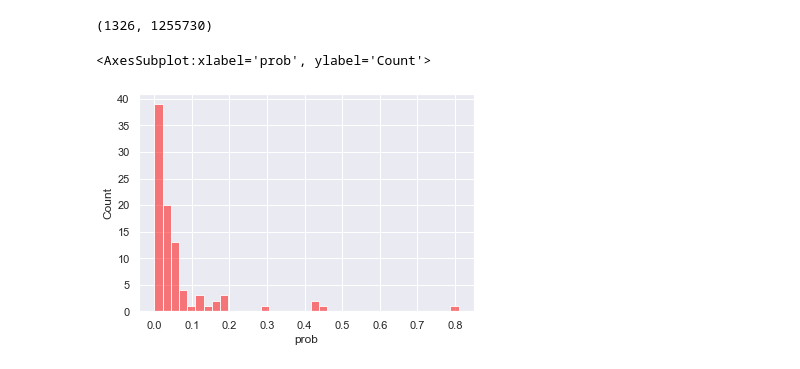
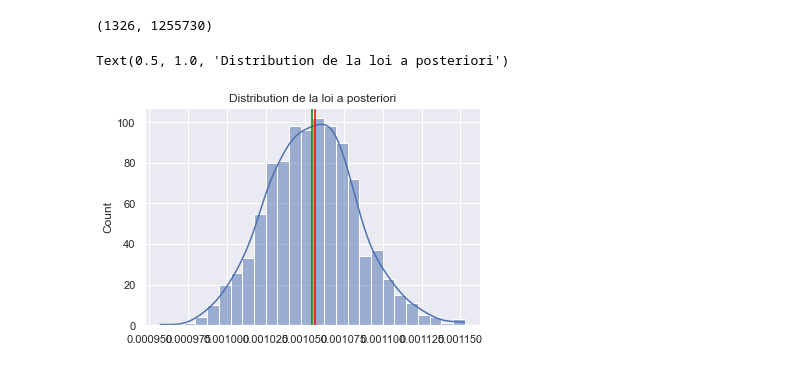
Before and after one commit to erialc-cal/MCM_Listeria_Prevalence, a Jupyter notebook: exploratoire_claire.ipynb, the cells around one changed output. Saved outputs shown, nothing was run; the diff lists cells and outputs as text; code cells hidden in the pictures.

```diff
--- a/exploratoire_claire.ipynb
+++ b/exploratoire_claire.ipynb
@@ -85,7 +57,7 @@ Soient $X$ et $Y$ deux variables independantes distribuees suivant des lois  $\G
 Alors $U = X+Y$ et $V = X/(X+Y)$ sont deux variables independantes distribuees suivant des lois $\Gamma(a+b,1)$ et $\mathcal{B}eta(a,b)$.
 # %%
 def gamma(x):
-    l = [gen_exp(x) for i in range(10000)]
+    l = [gen_exp(x) for i in range(1000)]
     return mean(l)
 
 def f(x, a, b):
@@ -114,19 +86,14 @@ def gen_beta(alpha, beta):
     X = gen_gamma(alpha, 1)
     Y = gen_gamma(beta,1)
     return X/(X+Y)
-# %%
-def gen_binomiale(n,p):
-    l=[]
-    for i in range(n):
-        r = rd.random()
-        if r <= p:
-            l.append(1)
-    return sum(l)
 # %%
 def gen_bernoulli(p):
     if rd.random() <= p :
         return 1
     return 0
+# %%
+def gen_binomiale(n,p):
+    return sum([gen_bernoulli(p) for i in range(n)])
 # %% [markdown]
 Représentation graphique
 
@@ -143,4 +110,4 @@ R,N
 # %% [output]
 (1326, 1255730)
 # %%
-distr = [gen_beta(R,N) for i in range(100)]
+distr = [gen_beta(R,N) for i in range(1000)]
@@ -149,7 +113,0 @@ sns.histplot(distr)
-# %%
-sns.set(style="darkgrid")
-#sns.histplot([gen_beta(r_list[i]+1,list_n[i]-r_list[i]+1) for i in range(len(list_n))],color="skyblue", label="model", )
-sns.histplot(data['prob'], color="red", label="donnees", alpha=0.5)
-# %% [output]
-<AxesSubplot:xlabel='prob', ylabel='Count'>
-[figure, removed]
@@ -162,2 +114,12 @@ for elem in list_n:
+# %%
+sns.set(style="darkgrid")
+sns.histplot(distr, kde=True)
+plt.axvline(proba_constante, color='red')
+p_esp = sum(distr)/len(distr)
+plt.axvline(p_esp, color="green")
+plt.title("Distribution de la loi a posteriori")
+# %% [output]
+Text(0.5, 1.0, 'Distribution de la loi a posteriori')
+[figure, added]
 # %%
 sns.histplot(data['prob'])
```
Also changed, not shown: parts of 11 cells of this notebook.
